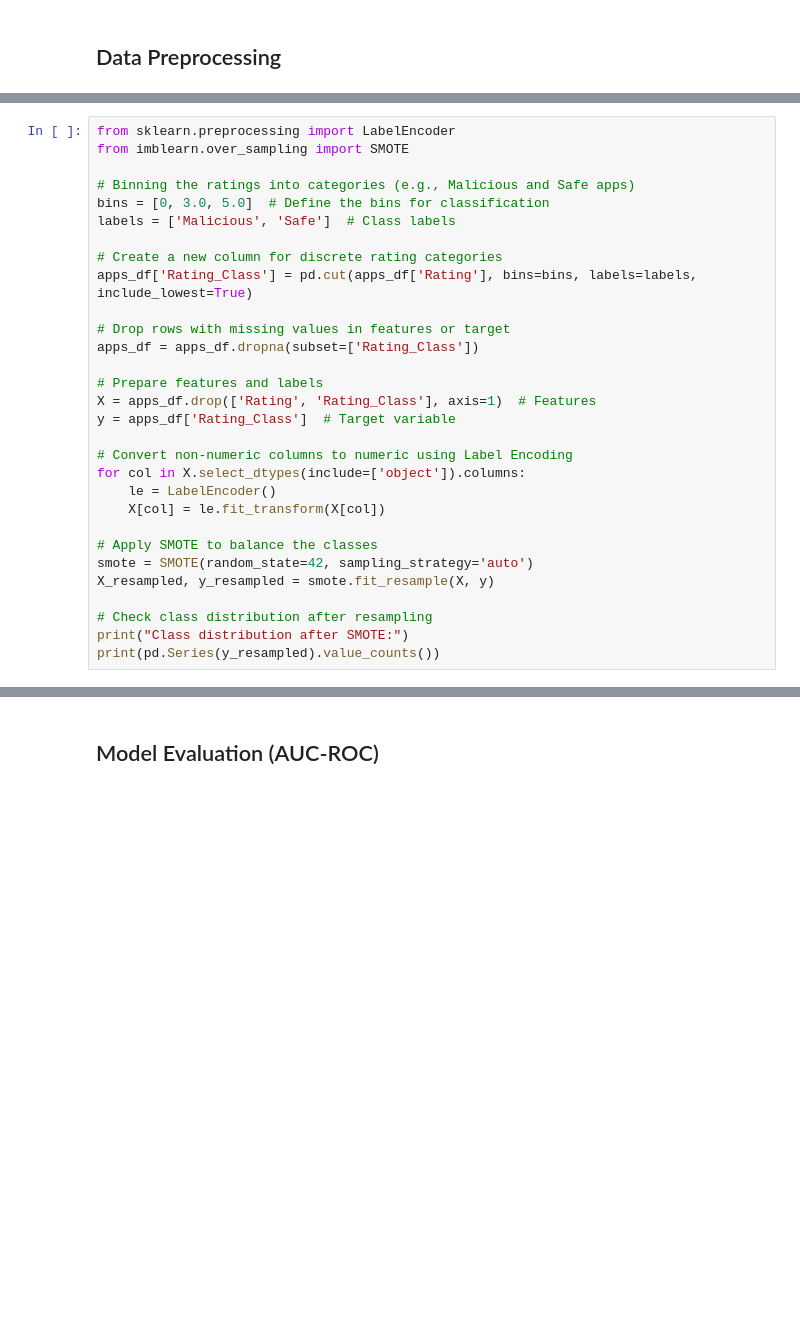
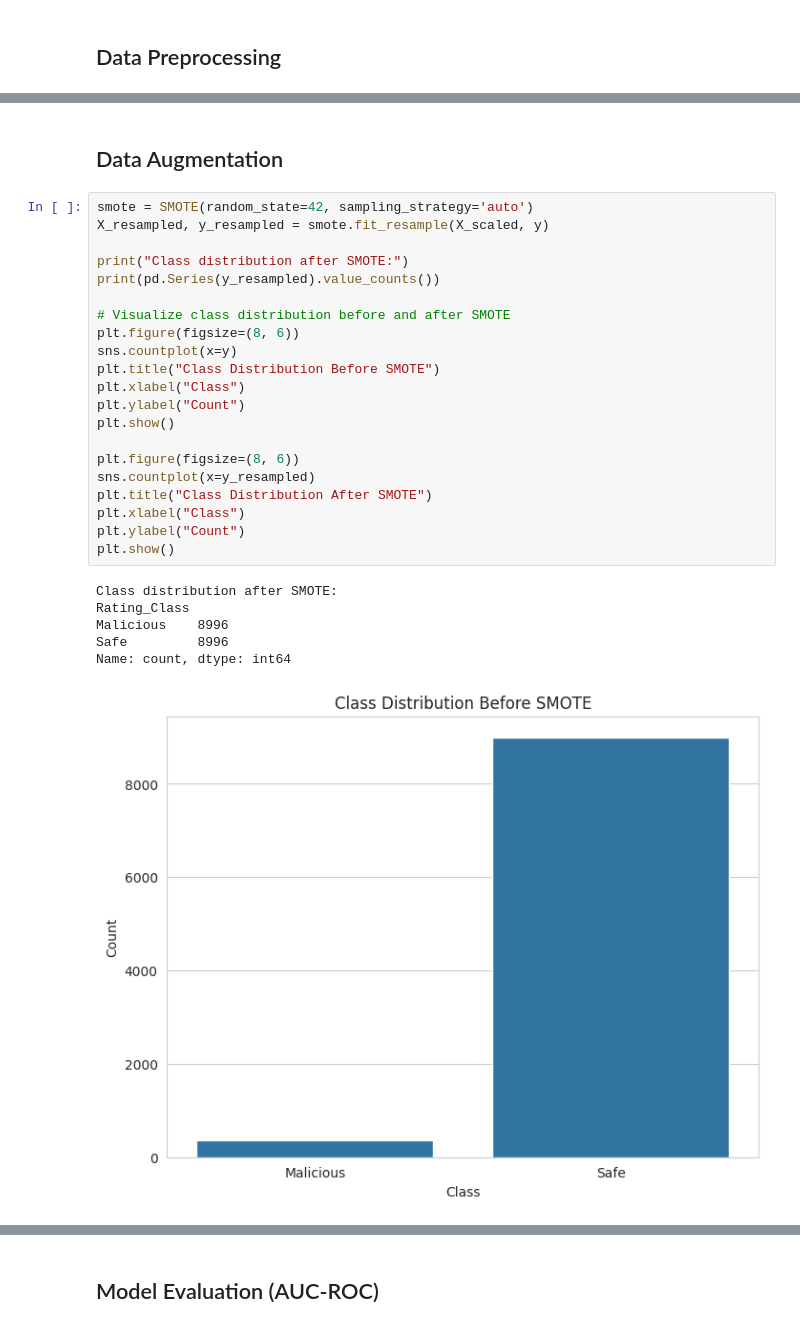
Before and after one commit to rohitprofc/malicious-app-detector, a Jupyter notebook: code.ipynb, the cells around one changed output, grey strips where cells are left out. Cells and saved outputs as stored; diff of their text form; blank space fills up the shorter version.

```diff
--- a/code.ipynb
+++ b/code.ipynb
@@ -85,30 +245,30 @@ apps_df = pd.get_dummies(apps_df, columns=['Category', 'Type', 'Content Rating']
+# %% [markdown]
+## Data Augmentation
 # %%
-from sklearn.preprocessing import LabelEncoder
-from imblearn.over_sampling import SMOTE
+smote = SMOTE(random_state=42, sampling_strategy='auto')
+X_resampled, y_resampled = smote.fit_resample(X_scaled, y)
 
-# Binning the ratings into categories (e.g., Malicious and Safe apps)
-bins = [0, 3.0, 5.0]  # Define the bins for classification
-labels = ['Malicious', 'Safe']  # Class labels
-
-# Create a new column for discrete rating categories
-apps_df['Rating_Class'] = pd.cut(apps_df['Rating'], bins=bins, labels=labels, include_lowest=True)
-
-# Drop rows with missing values in features or target
-apps_df = apps_df.dropna(subset=['Rating_Class'])
-
-# Prepare features and labels
-X = apps_df.drop(['Rating', 'Rating_Class'], axis=1)  # Features
-y = apps_df['Rating_Class']  # Target variable
-
-# Convert non-numeric columns to numeric using Label Encoding
-for col in X.select_dtypes(include=['object']).columns:
-    le = LabelEncoder()
-    X[col] = le.fit_transform(X[col])
-
-# Apply SMOTE to balance the classes
-smote = SMOTE(random_state=42, sampling_strategy='auto')
-X_resampled, y_resampled = smote.fit_resample(X, y)
-
-# Check class distribution after resampling
 print("Class distribution after SMOTE:")
 print(pd.Series(y_resampled).value_counts())
+
+# Visualize class distribution before and after SMOTE
+plt.figure(figsize=(8, 6))
+sns.countplot(x=y)
+plt.title("Class Distribution Before SMOTE")
+plt.xlabel("Class")
+plt.ylabel("Count")
+plt.show()
+
+plt.figure(figsize=(8, 6))
+sns.countplot(x=y_resampled)
+plt.title("Class Distribution After SMOTE")
+plt.xlabel("Class")
+plt.ylabel("Count")
+plt.show()
+# %% [output]
+Class distribution after SMOTE:
+Rating_Class
+Malicious    8996
+Safe         8996
+Name: count, dtype: int64
+[figure, added]
```
Also changed, not shown: parts of 44 cells of this notebook.
